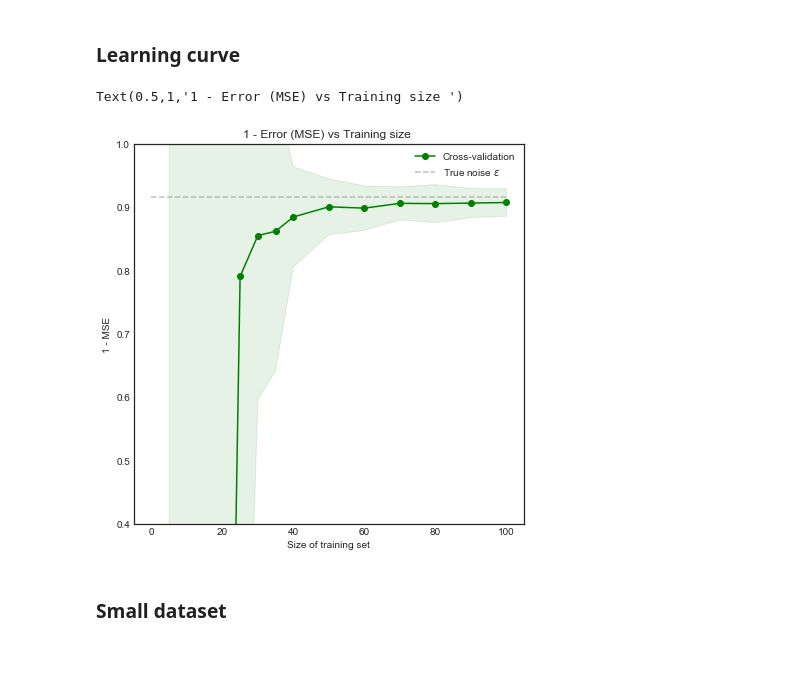
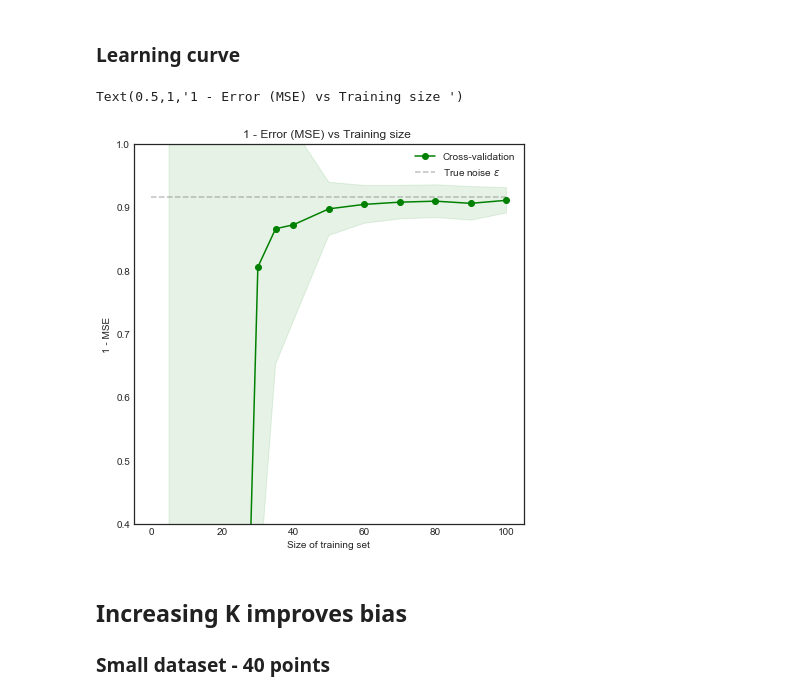
Before and after one commit to xavierbourretsicotte/Data-Portfolio, a Jupyter notebook: Cross_Validation.ipynb, the cells around one changed output. Drawn from its saved outputs; the diff is of its cells as text; code cells hidden in the pictures; blank space fills up the shorter version.

```diff
--- a/Cross_Validation.ipynb
+++ b/Cross_Validation.ipynb
@@ -159,7 +170,7 @@ plt.show()
 # %%
 #Initializing noisy non linear data
 np.random.seed(0)
-n = 1000
+n = 10000
 x = np.linspace(0,1,n)
 x_plot = np.linspace(0,1,10*n)
 noise = np.random.uniform(-.5,.5, size = n)
@@ -178,6 +189,7 @@ for s in range(len(train_sizes)):
     Train_MSE_list, Test_MSE_list = [], []
     rs = ShuffleSplit(n_splits=300, train_size = train_sizes[s], test_size=test_sizes[s])
     rs.get_n_splits(X)
+
 
     for train_index, test_index in rs.split(X):
         #print("TRAIN:", train_index, "TEST:", test_index)
@@ -193,36 +205,37 @@ for s in range(len(train_sizes)):
 
     #Calculating loop results: mean and std
     Train_Mean_MSE.append(np.mean(Train_MSE_list))
     Train_Std_MSE.append(np.std(Train_MSE_list))
     Test_Mean_MSE.append(np.mean(Test_MSE_list))
     Test_Std_MSE.append(np.std(Test_MSE_list))
 
 #Converting to numpy for convenience
 Train_Mean_MSE = np.asarray(Train_Mean_MSE)
 Train_Std_MSE = np.asarray(Train_Std_MSE)
 Test_Mean_MSE = np.asarray(Test_Mean_MSE)
 Test_Std_MSE = np.asarray(Test_Std_MSE)
 
 
 #Plotting
 plt.figure(figsize = (7,7))
 plt.fill_between(train_sizes, 1 - (Test_Mean_MSE - Test_Std_MSE),
                  1 - (Test_Mean_MSE + Test_Std_MSE), alpha=0.1, color="g")
 
 plt.plot(train_sizes, 1 - Test_Mean_MSE, 'o-', color="g",
          label="Cross-validation")
 
 plt.hlines(1 - 1/12 , 0,100, linestyle = '--', color = 'gray', alpha = .5, label = 'True noise $\epsilon$')
 plt.legend(loc="best")
 plt.ylim(0.4,1)
 plt.ylabel('1 - MSE')
 plt.xlabel('Size of training set')
 plt.title('1 - Error (MSE) vs Training size ')
 # %% [output]
 Text(0.5,1,'1 - Error (MSE) vs Training size ')
-[figure, old version]
+[figure, new version]
 # %% [markdown]
-### Small dataset
+## Increasing K improves bias
+### Small dataset  - 40 points
 # %%
 #Utility variables
 Test_Mean_MSE1, Test_Std_MSE1 = [],[]
```
Also changed, not shown: parts of 17 cells of this notebook.
